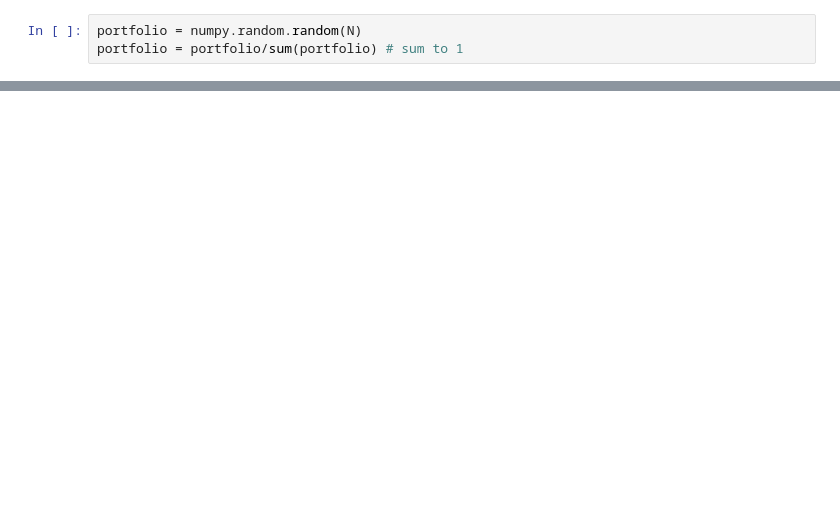
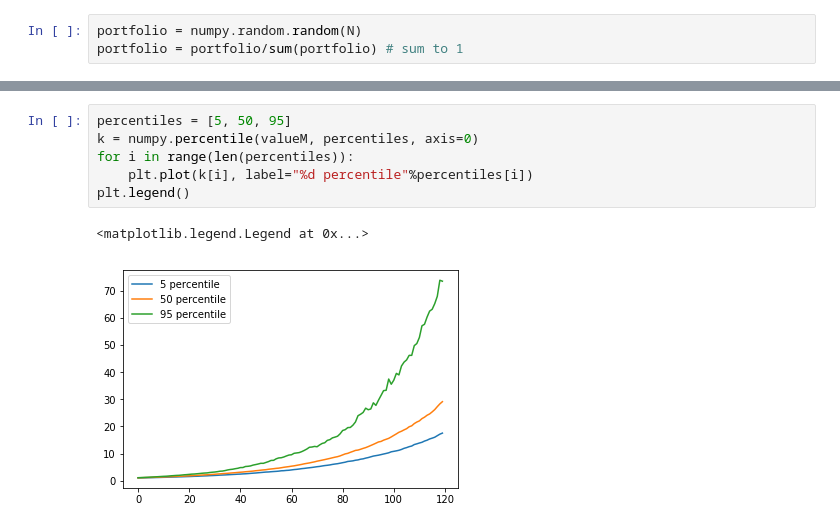
Before and after one commit to Future-Hangglider/hacktrack, a Jupyter notebook: mc_trail.ipynb, the cells around one changed output, grey strips where cells are left out. Drawn from its saved outputs; the diff is of its cells as text; blank space fills up the shorter version.

```diff
--- a/mc_trail.ipynb
+++ b/mc_trail.ipynb
@@ -50,0 +61,9 @@ plt.plot(value)
+# %%
+percentiles = [5, 50, 95]
+k = numpy.percentile(valueM, percentiles, axis=0)
+for i in range(len(percentiles)):
+    plt.plot(k[i], label="%d percentile"%percentiles[i])
+plt.legend()
+# %% [output]
+<matplotlib.legend.Legend at 0x...>
+[figure, added]
```
Also changed, not shown: parts of 6 cells of this notebook.
